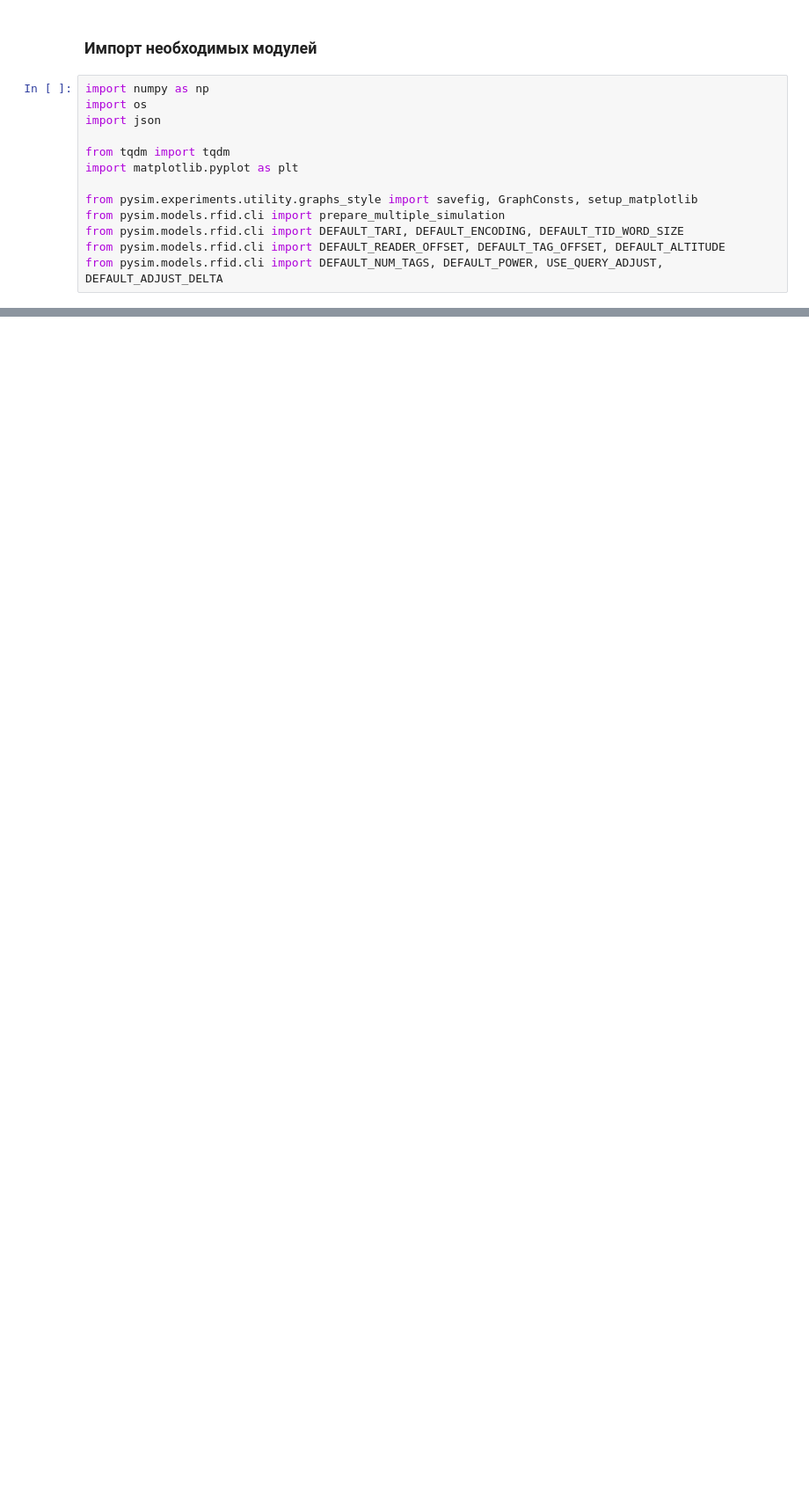
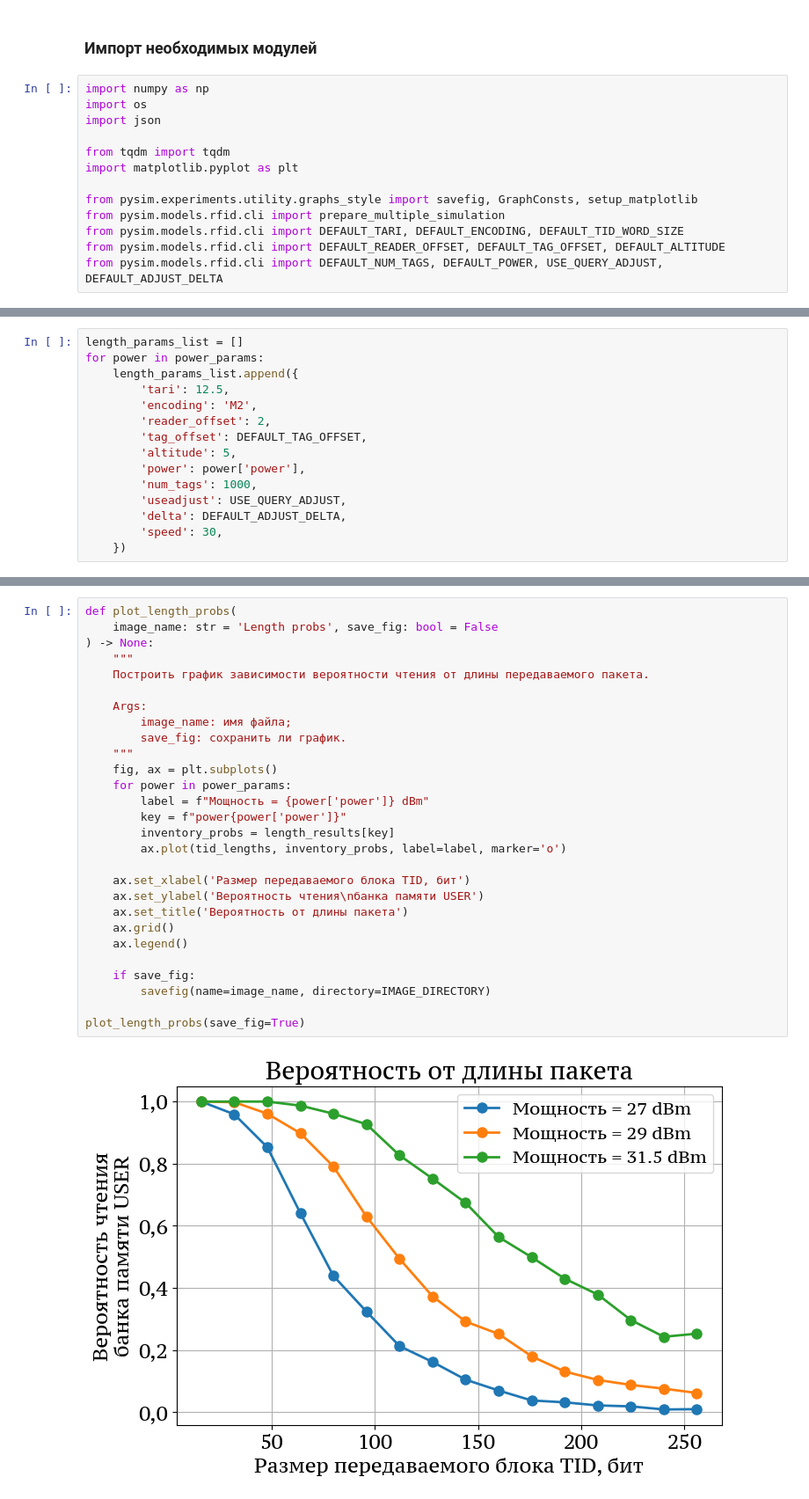
Before and after one commit to VilmenAbramian/simulation, a Jupyter notebook: pysim/experiments/rfid_single_tag.ipynb, the cells around one changed output, grey strips where cells are left out. Shown at 88% size. Drawn from its saved outputs; the diff is of its cells as text; blank space fills up the shorter version.

```diff
--- a/pysim/experiments/rfid_single_tag.ipynb
+++ b/pysim/experiments/rfid_single_tag.ipynb
@@ -111,0 +371,15 @@ plot_speed_probs(save_fig=True)
+# %%
+length_params_list = []
+for power in power_params:
+    length_params_list.append({
+        'tari': 12.5,
+        'encoding': 'M2',
+        'reader_offset': 2,
+        'tag_offset': DEFAULT_TAG_OFFSET,
+        'altitude': 5,
+        'power': power['power'],
+        'num_tags': 1000,
+        'useadjust': USE_QUERY_ADJUST,
+        'delta': DEFAULT_ADJUST_DELTA,
+        'speed': 30,
+    })
@@ -111,0 +422,30 @@ plot_speed_probs(save_fig=True)
+# %%
+def plot_length_probs(
+    image_name: str = 'Length probs', save_fig: bool = False
+) -> None:
+    """
+    Построить график зависимости вероятности чтения от длины передаваемого пакета.
+
+    Args:
+        image_name: имя файла;
+        save_fig: сохранить ли график.
+    """
+    fig, ax = plt.subplots()
+    for power in power_params:
+        label = f"Мощность = {power['power']} dBm"
+        key = f"power{power['power']}"
+        inventory_probs = length_results[key]
+        ax.plot(tid_lengths, inventory_probs, label=label, marker='o')
+
+    ax.set_xlabel('Размер передаваемого блока TID, бит')
+    ax.set_ylabel('Вероятность чтения\nбанка памяти USER')
+    ax.set_title('Вероятность от длины пакета')
+    ax.grid()
+    ax.legend()
+
+    if save_fig:
+        savefig(name=image_name, directory=IMAGE_DIRECTORY)
+
+plot_length_probs(save_fig=True)
+# %% [output]
+[figure, added]
```
Also changed, not shown: parts of 33 cells of this notebook, 12 other files.
